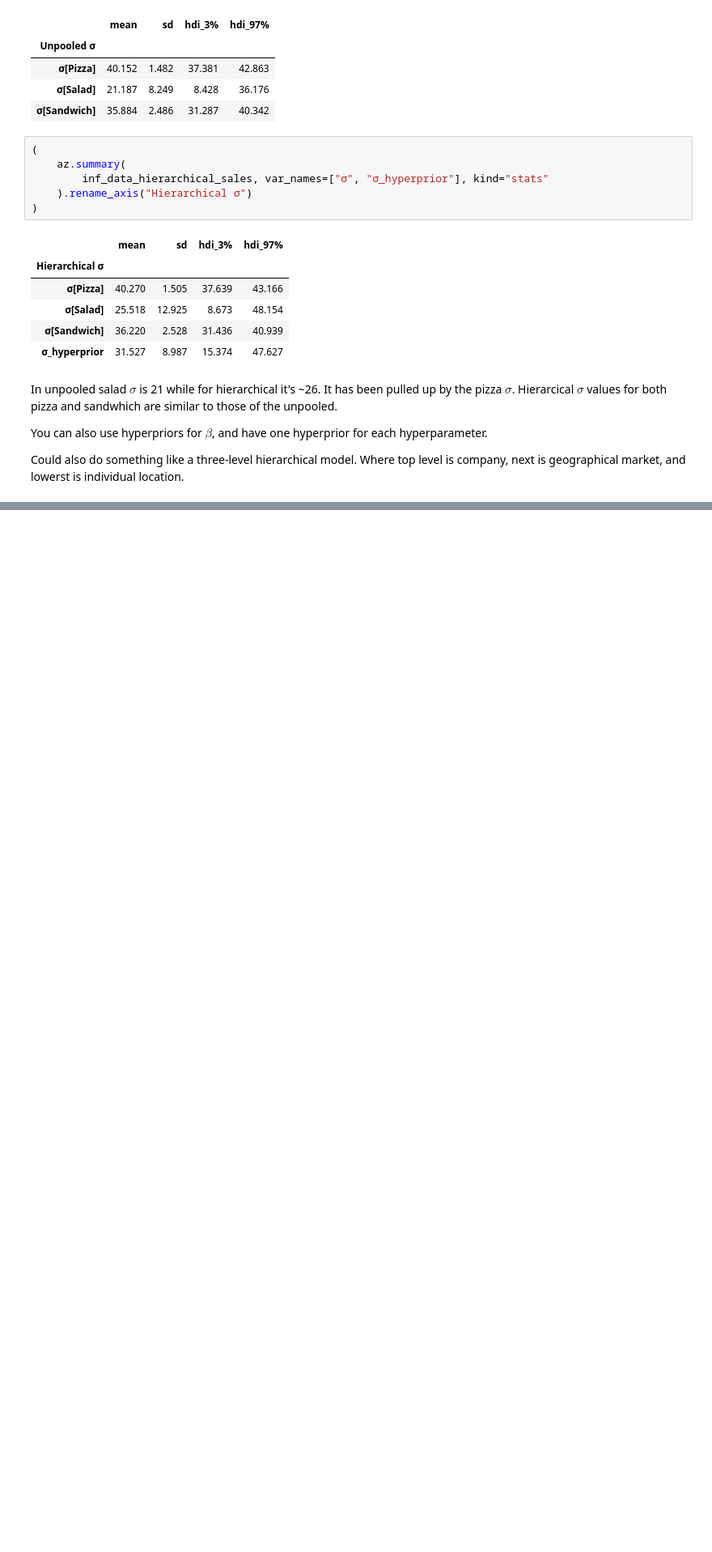
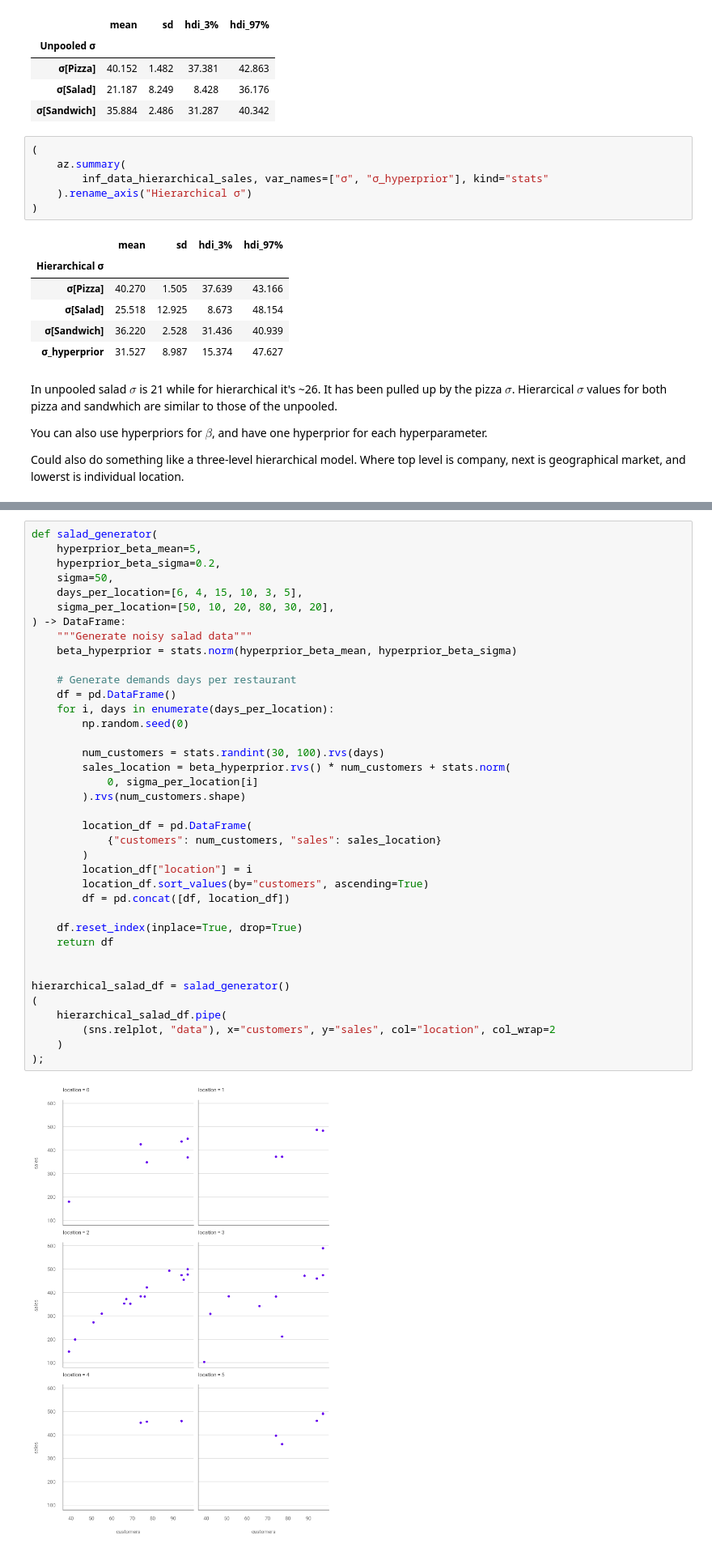
Before and after one commit to paw-lu/bayesian-modeling-computation-python, a Jupyter notebook: notebooks/4_extending_linear_models.ipynb, the cells around one changed output, grey strips where cells are left out. Shown at 81% size. Cells and saved outputs as stored; diff of their text form; blank space fills up the shorter version.

```diff
--- a/notebooks/4_extending_linear_models.ipynb
+++ b/notebooks/4_extending_linear_models.ipynb
@@ -631,0 +659,40 @@ and lowerst is individual location.
+# %%
+def salad_generator(
+    hyperprior_beta_mean=5,
+    hyperprior_beta_sigma=0.2,
+    sigma=50,
+    days_per_location=[6, 4, 15, 10, 3, 5],
+    sigma_per_location=[50, 10, 20, 80, 30, 20],
+) -> DataFrame:
+    """Generate noisy salad data"""
+    beta_hyperprior = stats.norm(hyperprior_beta_mean, hyperprior_beta_sigma)
+
+    # Generate demands days per restaurant
+    df = pd.DataFrame()
+    for i, days in enumerate(days_per_location):
+        np.random.seed(0)
+
+        num_customers = stats.randint(30, 100).rvs(days)
+        sales_location = beta_hyperprior.rvs() * num_customers + stats.norm(
+            0, sigma_per_location[i]
+        ).rvs(num_customers.shape)
+
+        location_df = pd.DataFrame(
+            {"customers": num_customers, "sales": sales_location}
+        )
+        location_df["location"] = i
+        location_df.sort_values(by="customers", ascending=True)
+        df = pd.concat([df, location_df])
+
+    df.reset_index(inplace=True, drop=True)
+    return df
+
+
+hierarchical_salad_df = salad_generator()
+(
+    hierarchical_salad_df.pipe(
+        (sns.relplot, "data"), x="customers", y="sales", col="location", col_wrap=2
+    )
+);
+# %% [output]
+[figure, added]
```
Also changed, not shown: parts of 13 cells of this notebook, 1 other file.
